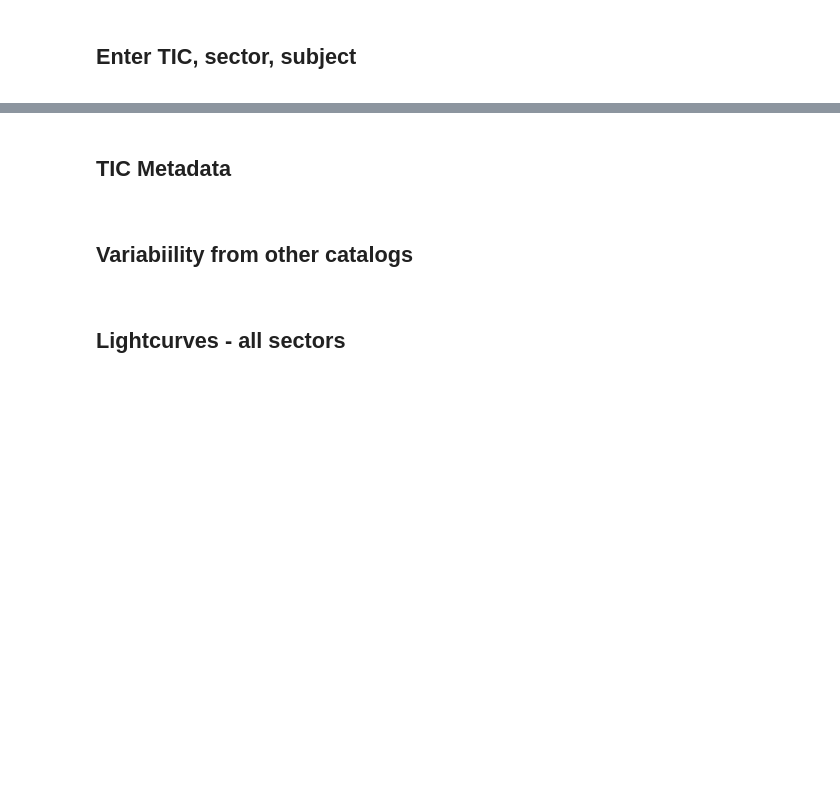
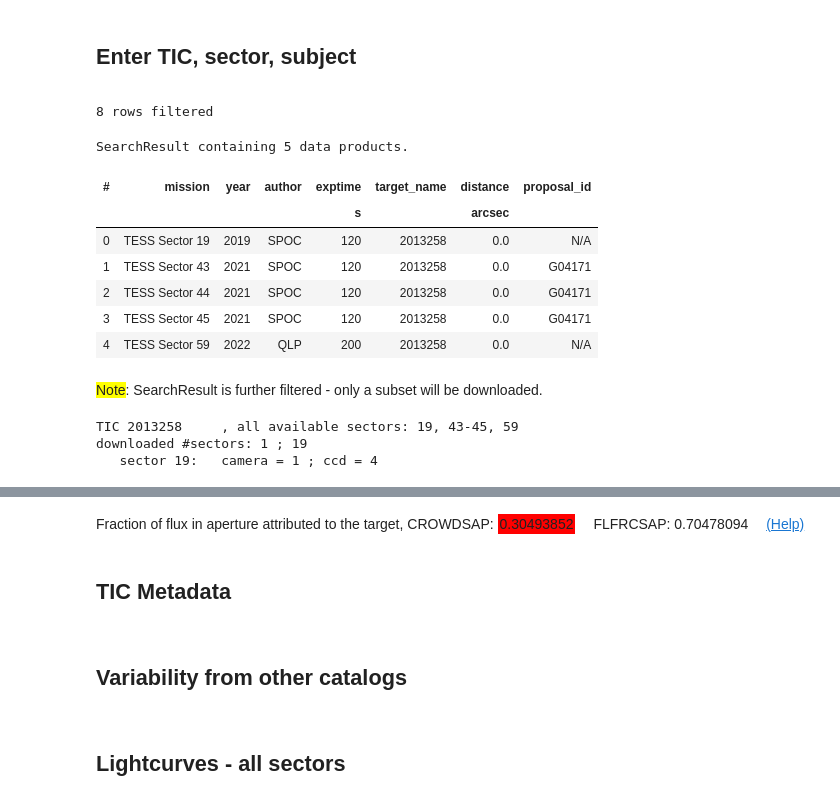
Before and after one commit to orionlee/pht_eb_stats2, a Jupyter notebook: vetting/EB_Vetting_Template.ipynb, the cells around one changed output, grey strips where cells are left out. Drawn from its saved outputs; the diff is of its cells as text; code cells hidden in the pictures; blank space fills up the shorter version.

Commit message:
Misc. updates to vetting template

```diff
--- a/vetting/EB_Vetting_Template.ipynb
+++ b/vetting/EB_Vetting_Template.ipynb
@@ -128,10 +298,12 @@ addSideNav();
 # %%
 # lightkurve config
 lk_download_dir = "data"
+if hasattr(lk, "conf"):  # default download dir
+    lk.conf.cache_dir = lk_download_dir
+if hasattr(lk.search, "sr_cache"):   # PR for persistent query result cache
+    lk.search.sr_cache.cache_dir = lk_download_dir  # None
+    lk.search.sr_cache.expire_second = 7 * 86400  # 0
 
-if hasattr(lk.search, "sr_cache"):   # to support PR for persistent query result cache
-    lk.search.sr_cache.cache_dir = lk_download_dir
-    lk.search.sr_cache.expire_second = 7 * 86400
 
 # Run All Above and this cell to start
 #
@@ -141,9 +313,9 @@ if hasattr(lk.search, "sr_cache"):   # to support PR for persistent query result
 #         TPF of the given sector will be downloaded
 # subject: an example subject on Planet Hunters TESS for the TIC, usually from the sector above.
 
-tic_sec_subj_str = "tofillin  # tab-separted input  from spreadsheet / dataframes output, e.g.,  288100746, 37, 62817178
+# FILL-IN:
+tic_sec_subj_str = "2013258	19	40154642"  # tab-separated input  from spreadsheet / dataframes output, e.g.,  288100746, 37, 62817178
 tic, sector, subject =  [int(s) for s in tic_sec_subj_str.split("\t")[:3]]
-
 
 max_num_sectors_to_download = None  #  None to download all sectors. Otherwise set it to a number to cap it, with the supplied sector as the centor of the slice to donwload
 to_download_tpf_async = True
@@ -151,12 +323,20 @@ override_sector_with_first_sector = True
 to_show_tic_meta = True
 
 
+# def limit_sr_to_download(sr):
+#     # used to limit data from cycle 1 - 3, but for vetting purpose, we use full data set
+#     # sr = lk.SearchResult(sr.table[sr.table["sequence_number"] <= 39])
+#     if max_num_sectors_to_download is None:
+#             return sr
+#     return lke.of_sector_n_around(sr, sector, num_additions=max_num_sectors_to_download-1)
+
+
+# customized sector limiting
 def limit_sr_to_download(sr):
-    # used to limit data from cycle 1 - 3, but for vetting purpose, we use full data set
-    # sr = lk.SearchResult(sr.table[sr.table["sequence_number"] <= 39])
-    if max_num_sectors_to_download is None:
-            return sr
-    return lke.of_sector_n_around(sr, sector, num_additions=max_num_sectors_to_download-1)
+    tab = sr.table
+    # for now we skip the few long-cadence sectors in 60 range so that I operate on the same dataset
+    tab = tab[tab["sequence_number"] <= 39]
+    return lk.SearchResult(tab)
 
 
 try:
@@ -164,30 +344,44 @@ try:
                                                                                 download_filter_func=limit_sr_to_download, download_dir=lk_download_dir,
                                                                                 author_priority=["SPOC", "TESS-SPOC", "QLP"],
                                                                                )
     lcf_coll_original = lcf_coll  # retain a reference to the downloaded collection in case I modify it later
 finally:
     tplt.beep()  # a beep to remind the users that the data has been downloaded
 
 if override_sector_with_first_sector:
     # overide and use the first sector with 2 minute cadence data
     # Reason: if the TIC has TCEs, the epoch is generally from the first 2 minute cadence sector.
     sector_original = sector
     sector_first_short_cadence = sr[sr.exptime == 120 * u.s].table[0]["sequence_number"]
     if sector_first_short_cadence != sector_original:
         sector = sector_first_short_cadence
         print(f"INFO sector is overridden to be {sector} , the first short cadence sector.")
 
 # Start downloading TPF asycnhronously while the user inspects the lightcurve
 # Users can jump to "TPF Download" section to access the result
 tpf_task = None
 if to_download_tpf_async:
     tpf_task = lke.create_download_tpf_task(f"TIC{tic}", sector=sector, exptime="short", author='SPOC', mission="TESS", download_dir=lk_download_dir)
 
 
 metadata_html_task = None  # load TCEs asycnhronously  while the user inspects the lightcurve
 if to_show_tic_meta:
     metadata_html_task = asyncio_compat.create_background_task(tplt.get_tic_meta_in_html, of_sector(lcf_coll, sector), a_subject_id=subject, download_dir=lk_download_dir)
 
 
 lc = of_sector(lcf_coll, sector)
 lket.display_crowdsap(lc)
+# %% [output]
+8 rows filtered
+SearchResult containing 5 data products.
+| # | mission | year | author | exptime | target_name | distance | proposal_id |
+|  |  |  |  | s |  | arcsec |  |
+| 0 | TESS Sector 19 | 2019 | SPOC | 120 | 2013258 | 0.0 | N/A |
+| 1 | TESS Sector 43 | 2021 | SPOC | 120 | 2013258 | 0.0 | G04171 |
+| 2 | TESS Sector 44 | 2021 | SPOC | 120 | 2013258 | 0.0 | G04171 |
+| 3 | TESS Sector 45 | 2021 | SPOC | 120 | 2013258 | 0.0 | G04171 |
+| 4 | TESS Sector 59 | 2022 | QLP | 200 | 2013258 | 0.0 | N/A |
+Note: SearchResult is further filtered - only a subset will be downloaded.
+TIC 2013258     , all available sectors: 19, 43-45, 59
+downloaded #sectors: 1 ; 19
+   sector 19:   camera = 1 ; ccd = 4
@@ -194,3 +389,4 @@ lket.display_crowdsap(lc)
+Fraction of flux in aperture attributed to the target, CROWDSAP: 0.30493852 FLFRCSAP: 0.70478094 (Help)
 # %%
 # for triage MAST query issues
 # _sr  = lk.search_lightcurve(f"TIC{tic}", mission="TESS")
@@ -209,5 +406,5 @@ display(HTML(await metadata_html_task))
 # %% [markdown]
-## Variabiility from other catalogs
+## Variability from other catalogs
 <a name="meta_other_catalogs"></a>
 # %%
 # Used for display here, but also for later, e.g., in reports
```
Also changed, not shown: parts of 37 cells of this notebook.
